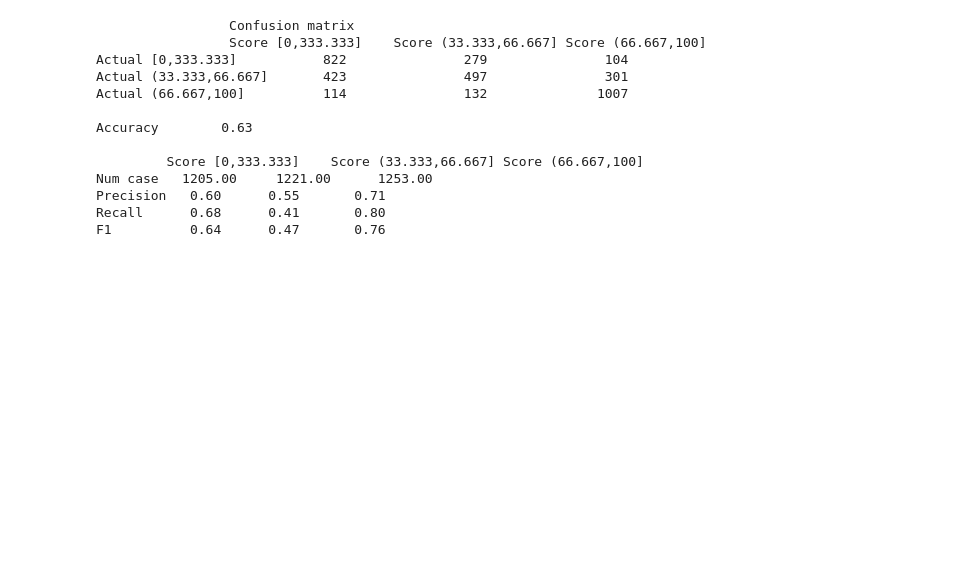
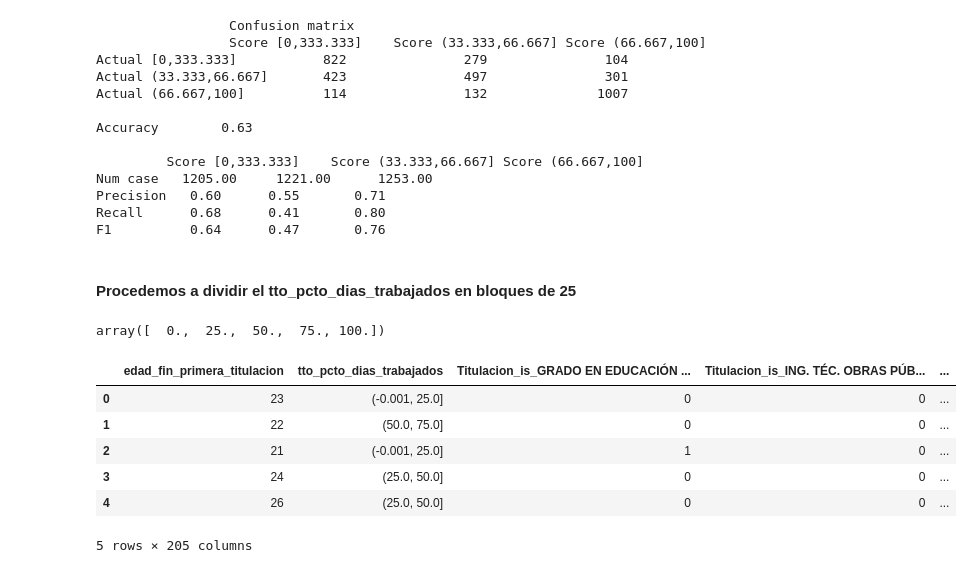
Before and after one commit to franjmelchor/TFG, a Jupyter notebook: Jupyter/NeuralNetworks.ipynb, the cells around one changed output. Drawn from its saved outputs; the diff is of its cells as text; code cells hidden in the pictures; blank space fills up the shorter version.

```diff
--- a/Jupyter/NeuralNetworks.ipynb
+++ b/Jupyter/NeuralNetworks.ipynb
@@ -31,7 +24,7 @@ from sklearn.neural_network import MLPClassifier
 
 %matplotlib inline
 # %%
-pingfInfoFilePath = '/content/drive/My Drive/Colab Notebooks/dv_personas_190411_previo_linear_regression'
+pingfInfoFilePath = './dv_personas_190411_previo_linear_regression'
 dv_personas_190411_model = pd.read_feather(pingfInfoFilePath,columns=None, use_threads=True)
 dv_personas_190411_model.head()
 # %% [output]
@@ -284,0 +268,19 @@ dill.load_session('notebook_neuralNetworks.db')
+# %% [markdown]
+#### Procedemos a dividir el tto_pcto_dias_trabajados en bloques de 25
+# %%
+tto_pcto_dias_trabajados_bucket_array = np.linspace(0,100,5)
+tto_pcto_dias_trabajados_bucket_array
+# %% [output]
+array([  0.,  25.,  50.,  75., 100.])
+# %%
+dv_personas_190411_model_one_hot_25 = dv_personas_190411_model_one_hot.copy()
+dv_personas_190411_model_one_hot_25['tto_pcto_dias_trabajados'] = pd.cut(dv_personas_190411_model_one_hot_25['tto_pcto_dias_trabajados'],tto_pcto_dias_trabajados_bucket_array,include_lowest=True)
+dv_personas_190411_model_one_hot_25.head()
+# %% [output]
+|  | edad_fin_primera_titulacion | tto_pcto_dias_trabajados | Titulacion_is_GRADO EN EDUCACIÓN ... | Titulacion_is_ING. TÉC. OBRAS PÚB... | ... |
+| 0 | 23 | (-0.001, 25.0] | 0 | 0 | ... |
+| 1 | 22 | (50.0, 75.0] | 0 | 0 | ... |
+| 2 | 21 | (-0.001, 25.0] | 1 | 0 | ... |
+| 3 | 24 | (25.0, 50.0] | 0 | 0 | ... |
+| 4 | 26 | (25.0, 50.0] | 0 | 0 | ... |
+5 rows × 205 columns
```
Also changed, not shown: parts of 53 cells of this notebook, 2 other files.
